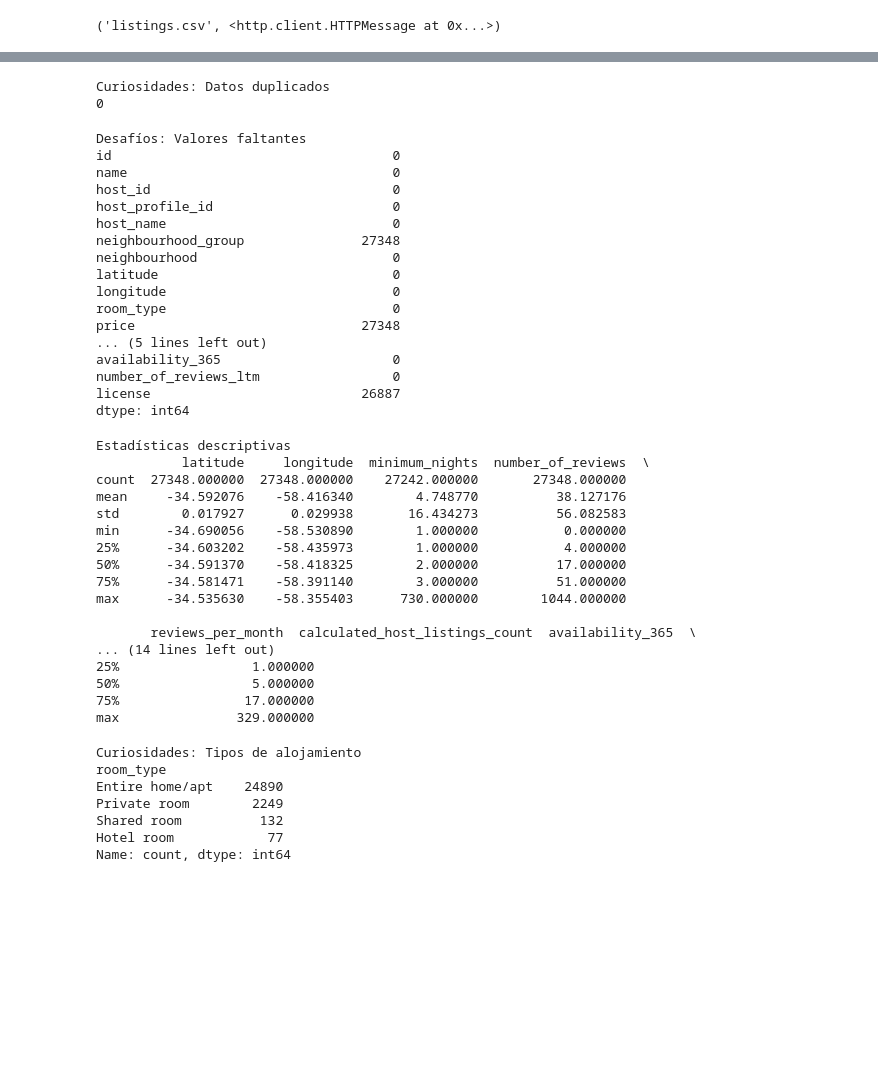
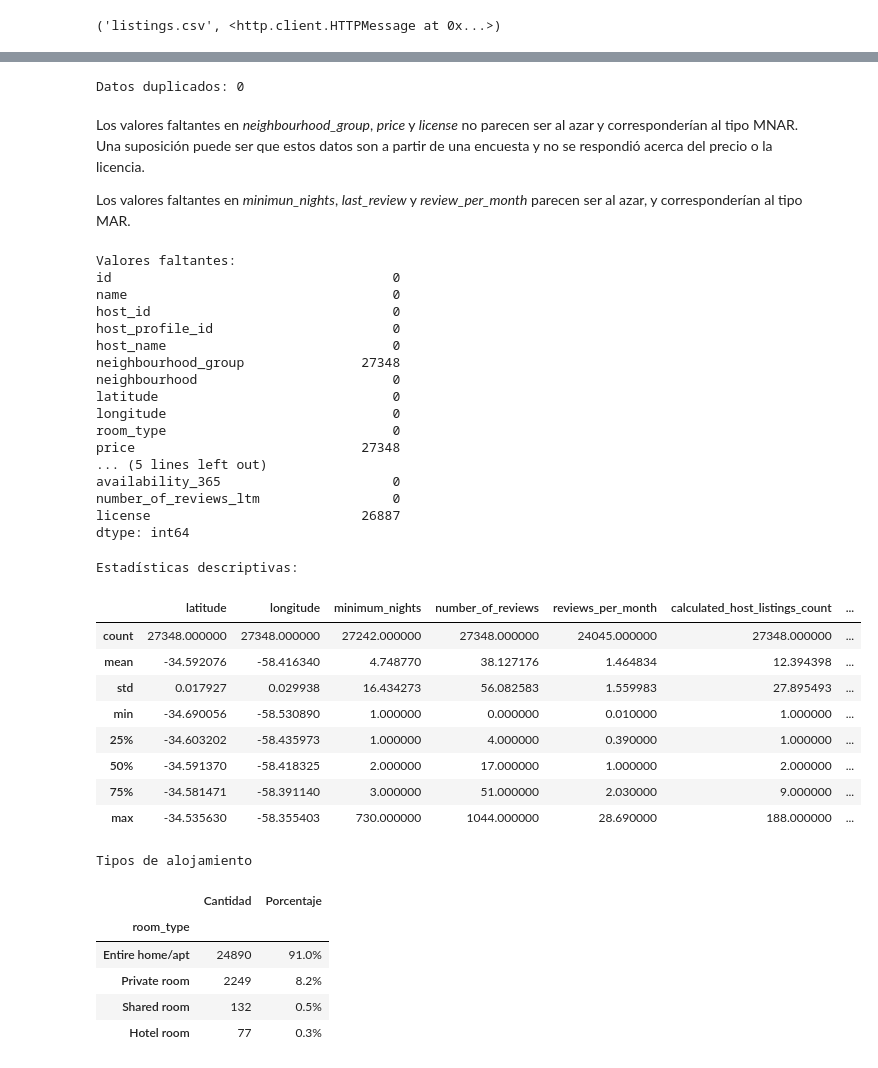
Before and after one commit to uqee/CEIA_Analisis_de_datos_Trabajo_grupal_7, a Jupyter notebook: AdD/listings.ipynb, the cells around one changed output, grey strips where cells are left out. Drawn from its saved outputs; the diff is of its cells as text; code cells hidden in the pictures; blank space fills up the shorter version.

```diff
--- a/AdD/listings.ipynb
+++ b/AdD/listings.ipynb
@@ -84,14 +88,15 @@ dtype: object
 # %%
-print("Curiosidades: Datos duplicados")
-print(dataFrame.duplicated().sum())
+print(f"Datos duplicados: {dataFrame.duplicated().sum()}")
 # %% [output]
-Curiosidades: Datos duplicados
-0
+Datos duplicados: 0
+# %% [markdown]
+Los valores faltantes en *neighbourhood_group*, *price* y *license* no parecen ser al azar y corresponderían al tipo MNAR. Una suposición puede ser que estos datos son a partir de una encuesta y no se respondió acerca del precio o la licencia.
+
+Los valores faltantes en *minimun_nights*, *last_review* y *review_per_month* parecen ser al azar, y corresponderían al tipo MAR.
 # %%
-print("Desafíos: Valores faltantes")
-print(dataFrame.isnull().sum())
+print(f"Valores faltantes: \n{dataFrame.isnull().sum()}")
 # %% [output]
-Desafíos: Valores faltantes
+Valores faltantes:
 id                                    0
 name                                  0
 host_id                               0
@@ -110,35 +115,30 @@ license                           26887
 dtype: int64
 # %%
 cols_relevantes = ["latitude", "longitude", "minimum_nights", "number_of_reviews", "reviews_per_month", "calculated_host_listings_count", "availability_365", "number_of_reviews_ltm"]
-print("Estadísticas descriptivas")
-print(dataFrame[cols_relevantes].describe())
+print("Estadísticas descriptivas:")
+dataFrame[cols_relevantes].describe()
 # %% [output]
-Estadísticas descriptivas
-           latitude     longitude  minimum_nights  number_of_reviews  \
-count  27348.000000  27348.000000    27242.000000       27348.000000
-mean     -34.592076    -58.416340        4.748770          38.127176
-std        0.017927      0.029938       16.434273          56.082583
-min      -34.690056    -58.530890        1.000000           0.000000
-25%      -34.603202    -58.435973        1.000000           4.000000
-50%      -34.591370    -58.418325        2.000000          17.000000
-75%      -34.581471    -58.391140        3.000000          51.000000
-max      -34.535630    -58.355403      730.000000        1044.000000
-
-       reviews_per_month  calculated_host_listings_count  availability_365  \
-... (14 lines left out)
-25%                 1.000000
-50%                 5.000000
-75%                17.000000
-max               329.000000
+Estadísticas descriptivas:
+|  | latitude | longitude | minimum_nights | number_of_reviews | reviews_per_month | calculated_host_listings_count | ... |
+| count | 27348.000000 | 27348.000000 | 27242.000000 | 27348.000000 | 24045.000000 | 27348.000000 | ... |
+| mean | -34.592076 | -58.416340 | 4.748770 | 38.127176 | 1.464834 | 12.394398 | ... |
+| std | 0.017927 | 0.029938 | 16.434273 | 56.082583 | 1.559983 | 27.895493 | ... |
+| min | -34.690056 | -58.530890 | 1.000000 | 0.000000 | 0.010000 | 1.000000 | ... |
+| 25% | -34.603202 | -58.435973 | 1.000000 | 4.000000 | 0.390000 | 1.000000 | ... |
+| 50% | -34.591370 | -58.418325 | 2.000000 | 17.000000 | 1.000000 | 2.000000 | ... |
+| 75% | -34.581471 | -58.391140 | 3.000000 | 51.000000 | 2.030000 | 9.000000 | ... |
+| max | -34.535630 | -58.355403 | 730.000000 | 1044.000000 | 28.690000 | 188.000000 | ... |
 # %%
-print("Curiosidades: Tipos de alojamiento")
-print(dataFrame["room_type"].value_counts())
+print("Tipos de alojamiento")
+vc = dataFrame["room_type"].value_counts()
+pct = dataFrame["room_type"].value_counts(normalize=True) * 100
+pandas.DataFrame({"Cantidad": vc, "Porcentaje": pct.round(1).astype(str) + "%"})
 # %% [output]
-Curiosidades: Tipos de alojamiento
-room_type
-Entire home/apt    24890
-Private room        2249
-Shared room          132
-Hotel room            77
-Name: count, dtype: int64
+Tipos de alojamiento
+|  | Cantidad | Porcentaje |
+| room_type |  |  |
+| Entire home/apt | 24890 | 91.0% |
+| Private room | 2249 | 8.2% |
+| Shared room | 132 | 0.5% |
+| Hotel room | 77 | 0.3% |
 # %%
```
Also changed, not shown: parts of 16 cells of this notebook.
